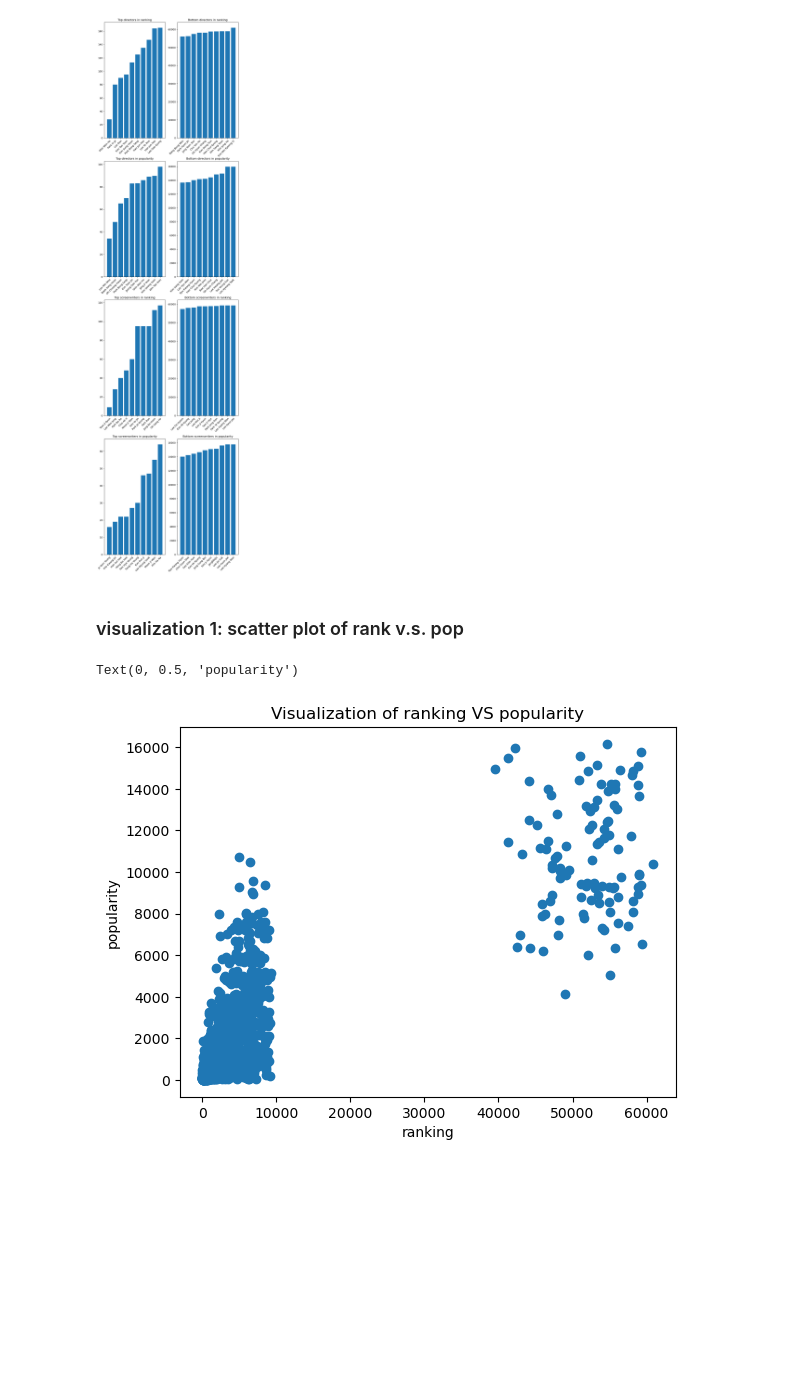
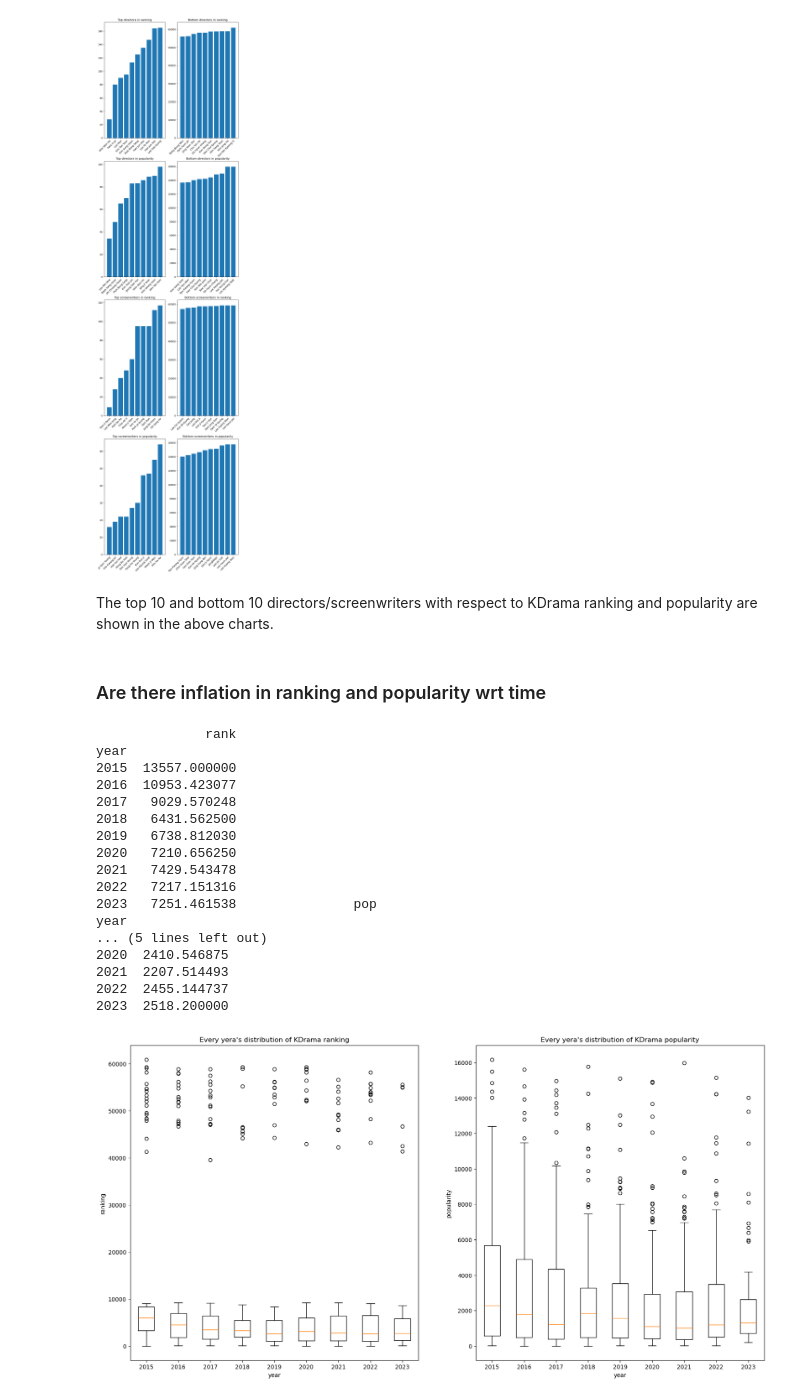
Before and after one commit to My990813/Applied-Data-Science-Project-One, a Jupyter notebook: Visualization.ipynb, the cells around one changed output. Cells and saved outputs as stored; diff of their text form; code cells hidden in the pictures; blank space fills up the shorter version.

Commit message:
Update Visualization.ipynb
Are there inflation in ranking and popularity wrt time

```diff
--- a/Visualization.ipynb
+++ b/Visualization.ipynb
@@ -118,13 +118,43 @@ axs[3, 1].set_xticks(range(10), rank4.tail(10).index, rotation=45, ha="right", r
  <matplotlib.axis.XTick at 0x...>,
  <matplotlib.axis.XTick at 0x...>]
 [figure]
-# %% [markdown]
-### visualization 1: scatter plot of rank v.s. pop
-# %%
-plt.scatter(info['rank'], info['pop'])
-plt.title('Visualization of ranking VS popularity')
-plt.xlabel('ranking')
-plt.ylabel('popularity')
-# %% [output]
-Text(0, 0.5, 'popularity')
-[figure, removed]
+# %% [markdown]
+The top 10 and bottom 10 directors/screenwriters with respect to KDrama ranking and popularity are shown in the above charts.
+# %% [markdown]
+### Are there inflation in ranking and popularity wrt time
+# %%
+fig, axs = plt.subplots(1, 2, figsize=(20, 10))
+
+grouped_data = [info[info['year'] == year]['rank'] for year in sorted(info['year'].unique())]
+axs[0].boxplot(grouped_data, labels=sorted(info['year'].unique()))
+axs[0].set_title('Every yera\'s distribution of KDrama ranking')
+axs[0].set_xlabel('year')
+axs[0].set_ylabel('ranking')
+
+grouped_data = [info[info['year'] == year]['pop'] for year in sorted(info['year'].unique())]
+axs[1].boxplot(grouped_data, labels=sorted(info['year'].unique()))
+axs[1].set_title('Every yera\'s distribution of KDrama popularity')
+axs[1].set_xlabel('year')
+axs[1].set_ylabel('popularity')
+
+print(info[['year', 'rank']].groupby(['year']).mean(),
+      info[['year', 'pop']].groupby(['year']).mean())
+# %% [output]
+              rank
+year
+2015  13557.000000
+2016  10953.423077
+2017   9029.570248
+2018   6431.562500
+2019   6738.812030
+2020   7210.656250
+2021   7429.543478
+2022   7217.151316
+2023   7251.461538               pop
+year
+... (5 lines left out)
+2020  2410.546875
+2021  2207.514493
+2022  2455.144737
+2023  2518.200000
+[figure, added]
```
Also changed, not shown: parts of 2 cells of this notebook.
